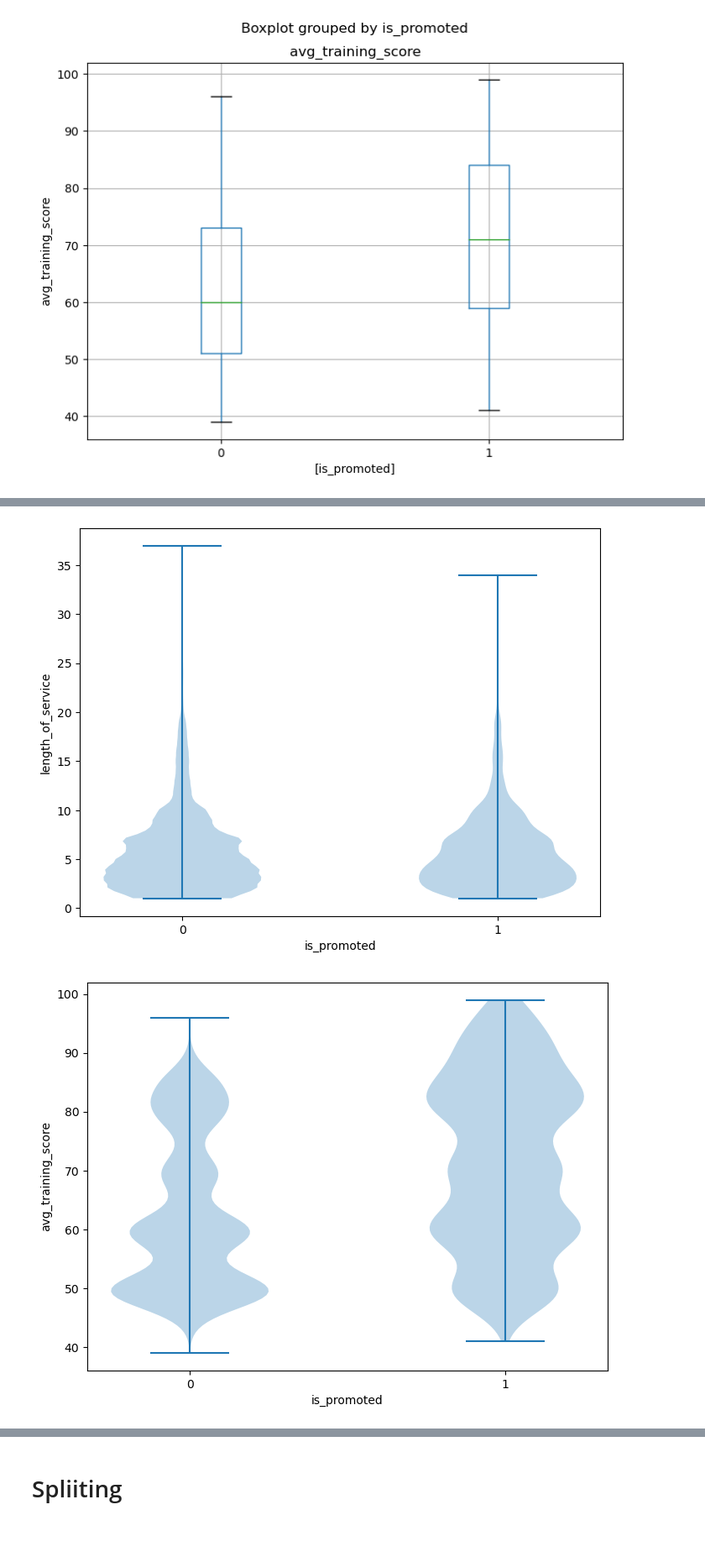
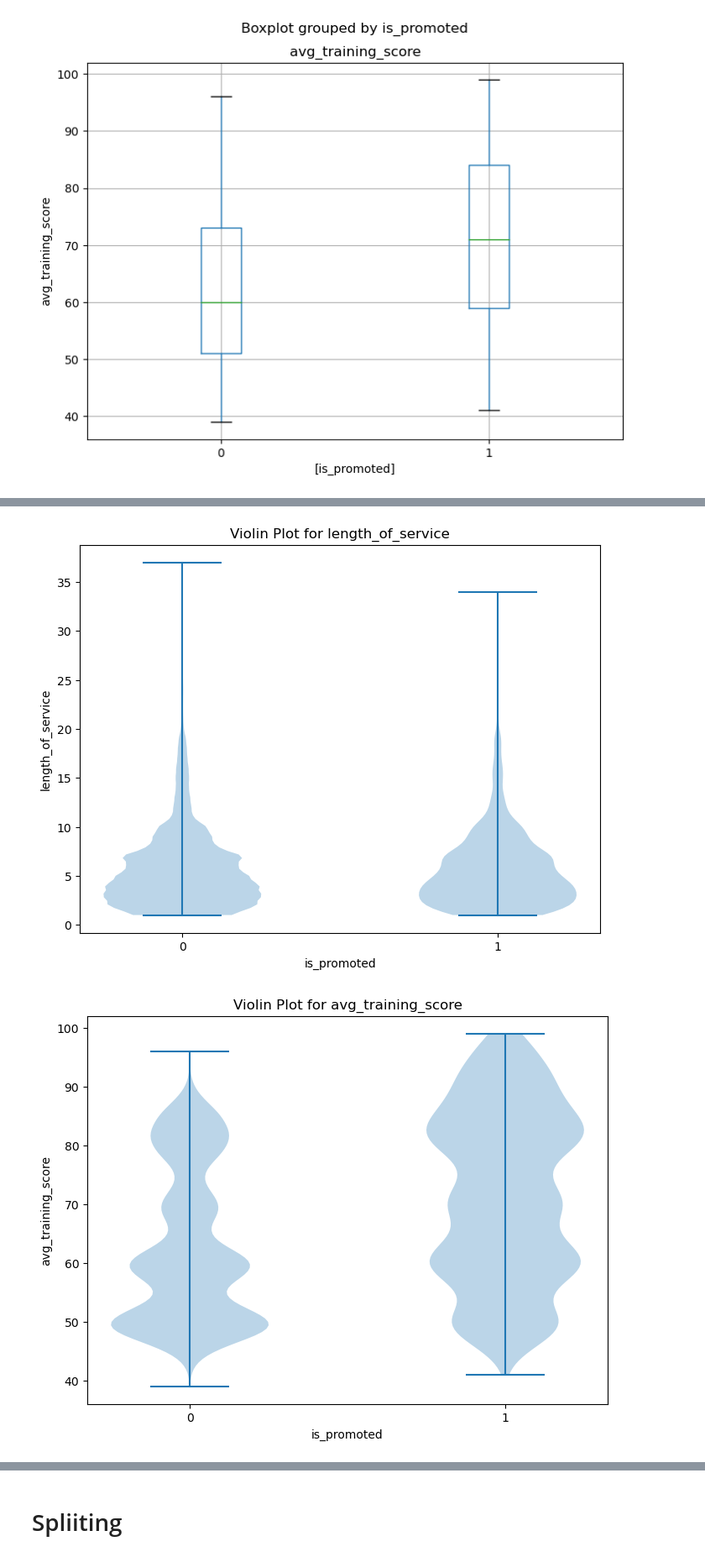
Before and after one commit to kkarzyang/Presentation, a Jupyter notebook: presentation.ipynb, the cells around one changed output, grey strips where cells are left out. Shown at 84% size. Cells and saved outputs as stored; diff of their text form; code cells hidden in the pictures; blank space fills up the shorter version.

```diff
--- a/presentation.ipynb
+++ b/presentation.ipynb
@@ -247,6 +246,7 @@ for col in categorical_cols:
     count_matrix_norm.plot(kind='bar', stacked=True,figsize=(8,6))
     plt.ylabel('fraction')
     plt.legend(loc=4)
+    plt.title()
     plt.show()
     print()
 
@@ -355,5 +372,6 @@ for col in continuous_cols:
     plt.xticks([1,2],[0,1])
     plt.ylabel(col)
     plt.xlabel('is_promoted')
+    plt.title("Violin Plot for " + str(col))
     plt.show()
 # %% [output]
@@ -362,5 +380,5 @@ for col in continuous_cols:
-[figure, old version]
+[figure, new version]
-[figure, old version]
+[figure, new version]
 # %%
 import matplotlib
 from matplotlib import pylab as plt
```
Also changed, not shown: parts of 7 cells of this notebook.
